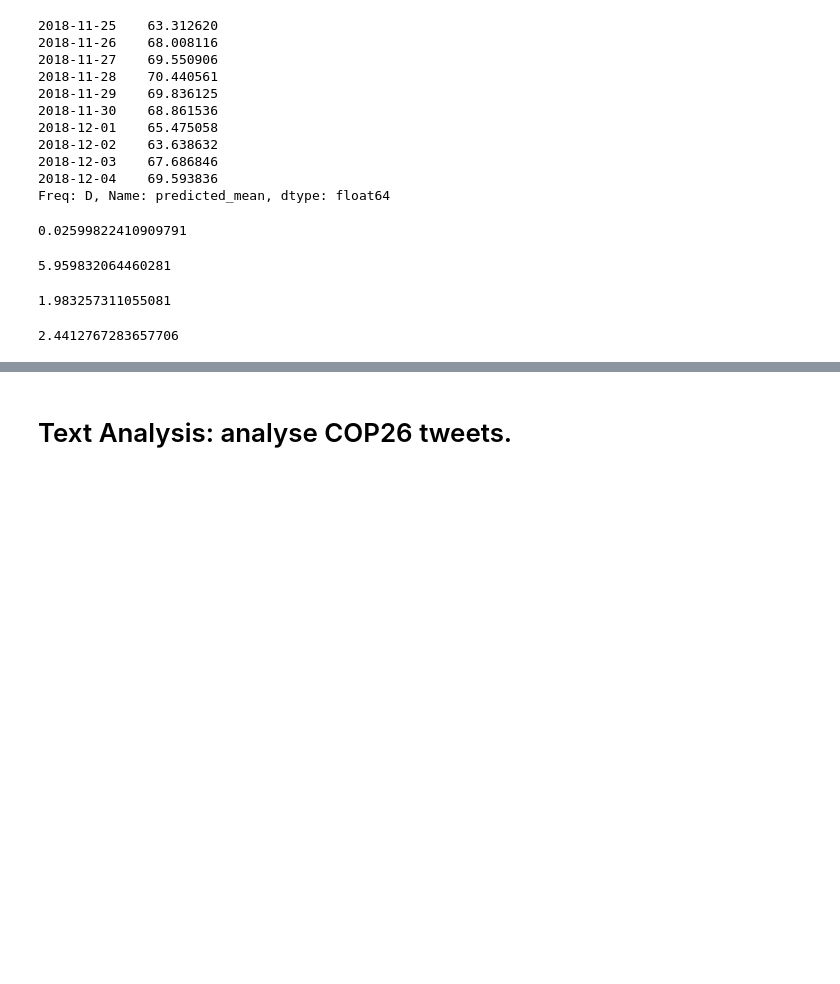
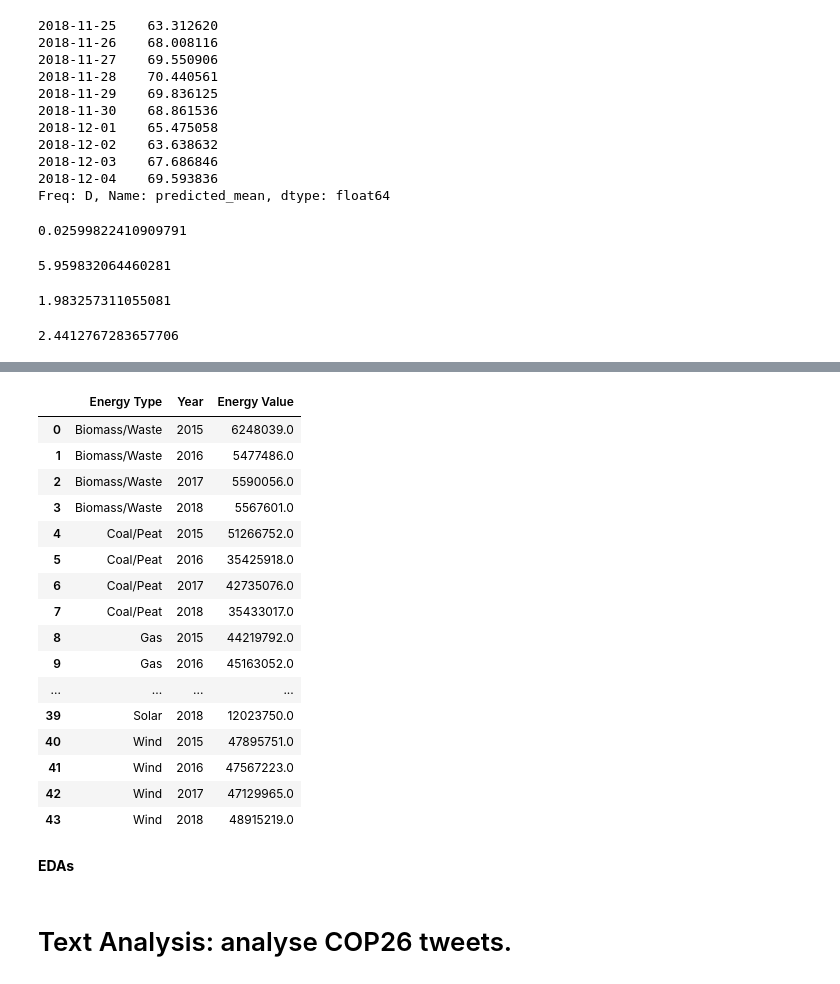
Before and after one commit to Er90Space/IntegratedCA2_ML-DV_CCT, a Jupyter notebook: CA2_ML_Dvis.ipynb, the cells around one changed output, grey strips where cells are left out. Drawn from its saved outputs; the diff is of its cells as text; code cells hidden in the pictures; blank space fills up the shorter version.

```diff
--- a/CA2_ML_Dvis.ipynb
+++ b/CA2_ML_Dvis.ipynb
@@ -639,3 +839,25 @@ mean_absolute_error(val_10_head, first_10_predictions)
+# %%
+energy_aggr_year
+# %% [output]
+|  | Energy Type | Year | Energy Value |
+| 0 | Biomass/Waste | 2015 | 6248039.0 |
+| 1 | Biomass/Waste | 2016 | 5477486.0 |
+| 2 | Biomass/Waste | 2017 | 5590056.0 |
+| 3 | Biomass/Waste | 2018 | 5567601.0 |
+| 4 | Coal/Peat | 2015 | 51266752.0 |
+| 5 | Coal/Peat | 2016 | 35425918.0 |
+| 6 | Coal/Peat | 2017 | 42735076.0 |
+| 7 | Coal/Peat | 2018 | 35433017.0 |
+| 8 | Gas | 2015 | 44219792.0 |
+| 9 | Gas | 2016 | 45163052.0 |
+| ... | ... | ... | ... |
+| 39 | Solar | 2018 | 12023750.0 |
+| 40 | Wind | 2015 | 47895751.0 |
+| 41 | Wind | 2016 | 47567223.0 |
+| 42 | Wind | 2017 | 47129965.0 |
+| 43 | Wind | 2018 | 48915219.0 |
+# %% [markdown]
+**EDAs**
 # %% [markdown]
 # Text Analysis: analyse COP26 tweets.
 # %%
```
Also changed, not shown: parts of 24 cells of this notebook.
